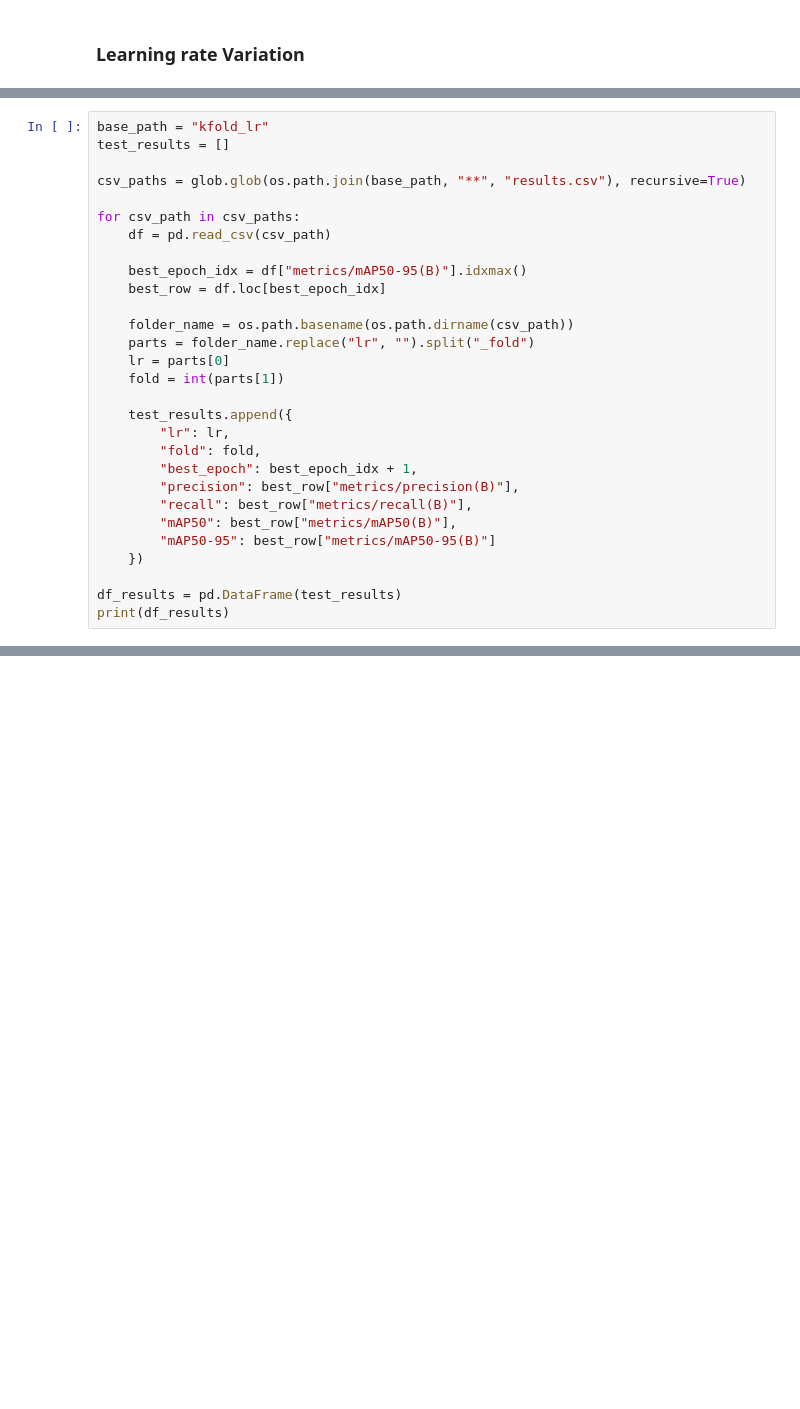
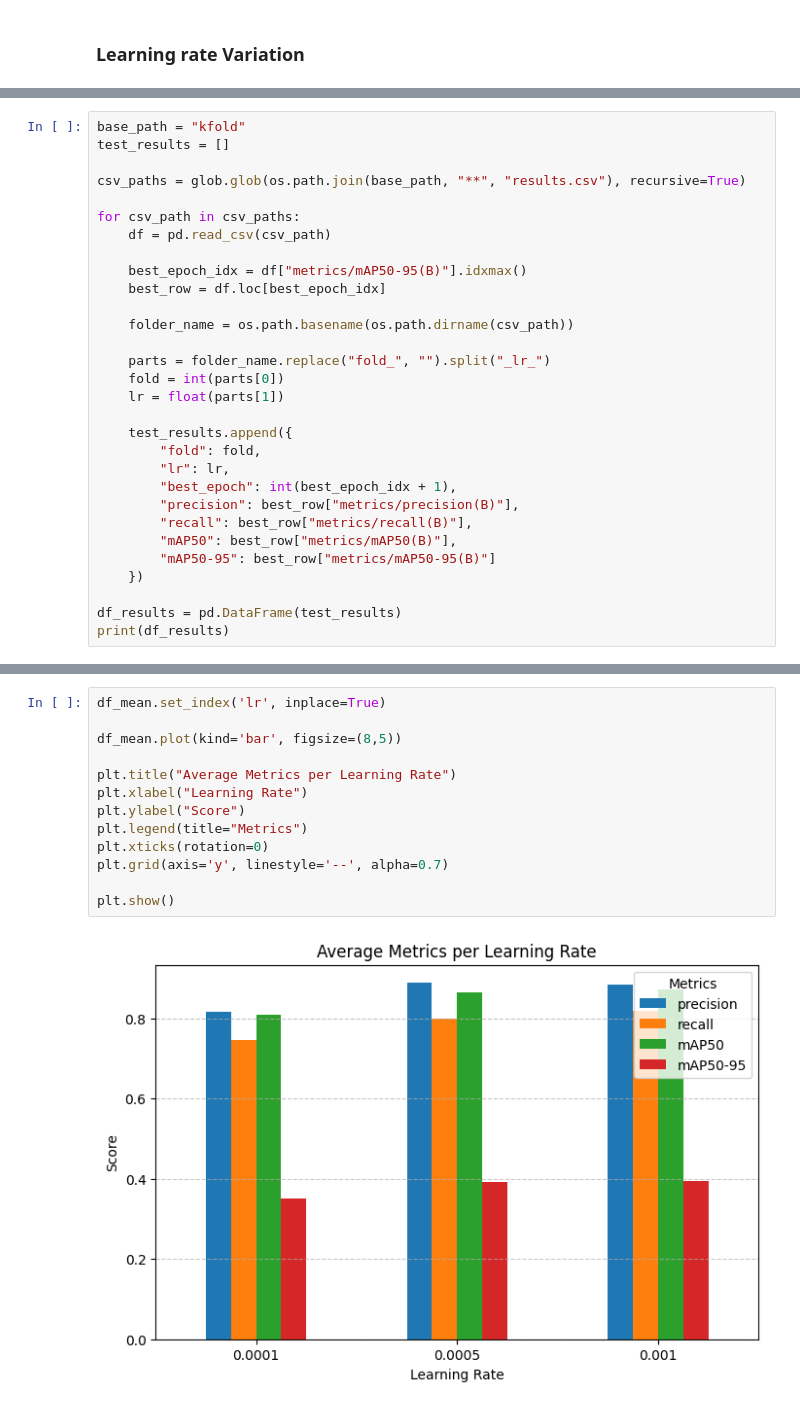
Before and after one commit to Vinbu/AI_Solemne_2, a Jupyter notebook: solemne_2_notebook.ipynb, the cells around one changed output, grey strips where cells are left out. Saved outputs shown, nothing was run; the diff lists cells and outputs as text; blank space fills up the shorter version.

```diff
--- a/solemne_2_notebook.ipynb
+++ b/solemne_2_notebook.ipynb
@@ -221,5 +247,5 @@ Results saved to /home/vinbu/University/Semester_8/Unit_2_Ai/AI_Solemne_2/kfold_
 # %%
-base_path = "kfold_lr"
+base_path = "kfold"
 test_results = []
 
 csv_paths = glob.glob(os.path.join(base_path, "**", "results.csv"), recursive=True)
@@ -231,14 +257,15 @@ for csv_path in csv_paths:
     best_row = df.loc[best_epoch_idx]
 
     folder_name = os.path.basename(os.path.dirname(csv_path))
-    parts = folder_name.replace("lr", "").split("_fold")
-    lr = parts[0]
-    fold = int(parts[1])
+
+    parts = folder_name.replace("fold_", "").split("_lr_")
+    fold = int(parts[0])
+    lr = float(parts[1])
 
     test_results.append({
+        "fold": fold,
         "lr": lr,
-        "fold": fold,
-        "best_epoch": best_epoch_idx + 1,
+        "best_epoch": int(best_epoch_idx + 1),
         "precision": best_row["metrics/precision(B)"],
         "recall": best_row["metrics/recall(B)"],
         "mAP50": best_row["metrics/mAP50(B)"],
@@ -353,0 +297,15 @@ Path: kfold_lr/lr0.0001_fold1/weights/best.pt
+# %%
+df_mean.set_index('lr', inplace=True)
+
+df_mean.plot(kind='bar', figsize=(8,5))
+
+plt.title("Average Metrics per Learning Rate")
+plt.xlabel("Learning Rate")
+plt.ylabel("Score")
+plt.legend(title="Metrics")
+plt.xticks(rotation=0)
+plt.grid(axis='y', linestyle='--', alpha=0.7)
+
+plt.show()
+# %% [output]
+[figure, added]
```
Also changed, not shown: parts of 23 cells of this notebook, 3 other files.
